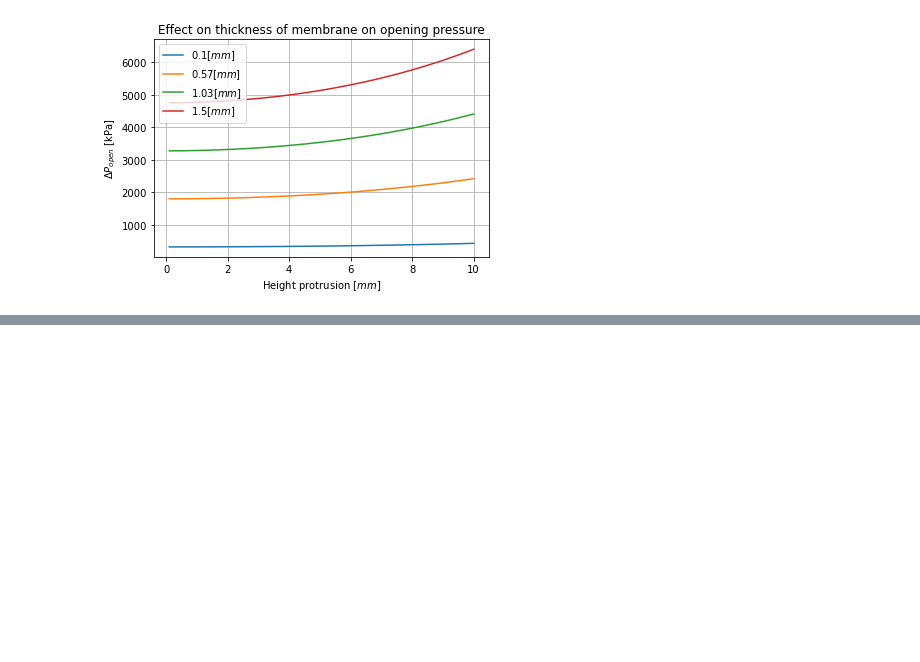
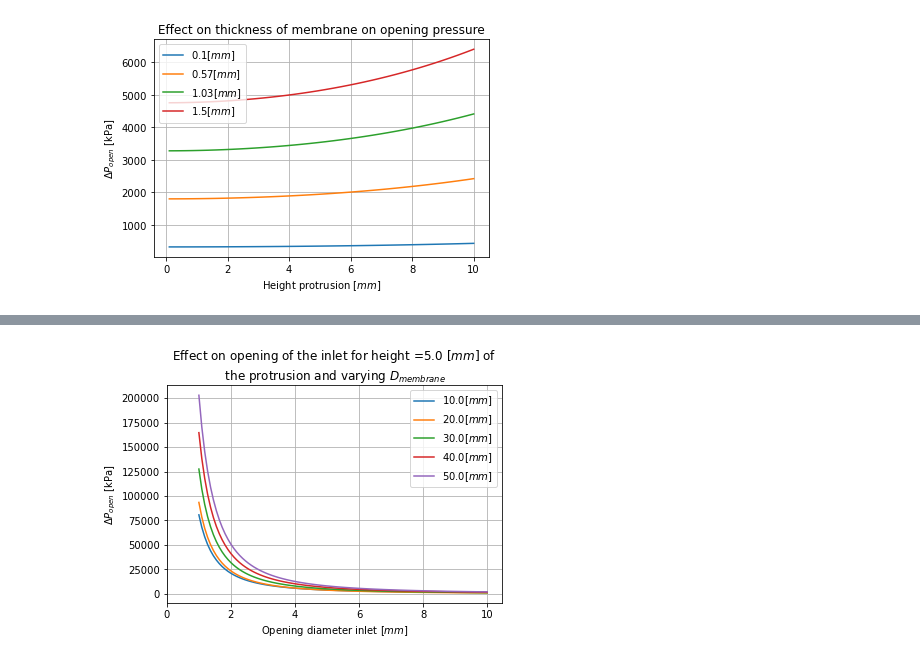
Before and after one commit to Olviel/Soft-Robotics-Materials-Database_forked, a Jupyter notebook: ICRA2023 Tutorial FT29 Towards an accessible soft robotics toolbox and validation test rig/opening_pressure.ipynb, the cells around one changed output, grey strips where cells are left out. Cells and saved outputs as stored; diff of their text form; code cells hidden in the pictures; blank space fills up the shorter version.

```diff
--- a/ICRA2023 Tutorial FT29 Towards an accessible soft robotics toolbox and validation test rig/opening_pressure.ipynb
+++ b/ICRA2023 Tutorial FT29 Towards an accessible soft robotics toolbox and validation test rig/opening_pressure.ipynb
@@ -350,0 +353,24 @@ IndexError: invalid index to scalar variable.
+# %%
+#Fix the height of the protrusion
+height = 5e-3
+
+#Set x range
+ID = np.linspace(1,10,100)*1e-3
+
+#Define different lines in plot
+D_vary = np.linspace(10,50,5)*1e-3
+
+for D_var in D_vary:
+    P_open_inlet_values = compute_P_open_inlet(height, optim_parameters, order, ID, t_inlet, D_var, thickness)
+    plt.plot(ID*1000,P_open_inlet_values/1000,label=str(round(D_var*1000,0))+'[$mm$]')
+
+
+plt.title('Effect on opening of the inlet for height ='+str(height*1000)+' [$mm$] of \n the protrusion and varying $D_{membrane}$ ')
+plt.xlabel('Opening diameter inlet [$mm$]')
+plt.ylabel('$\\Delta P_{open}$ [kPa]')
+plt.xlim(0,)
+#plt.ylim(0,1000)
+plt.legend()
+plt.grid()
+# %% [output]
+[figure, added]
```
Also changed, not shown: parts of 4 cells of this notebook.
